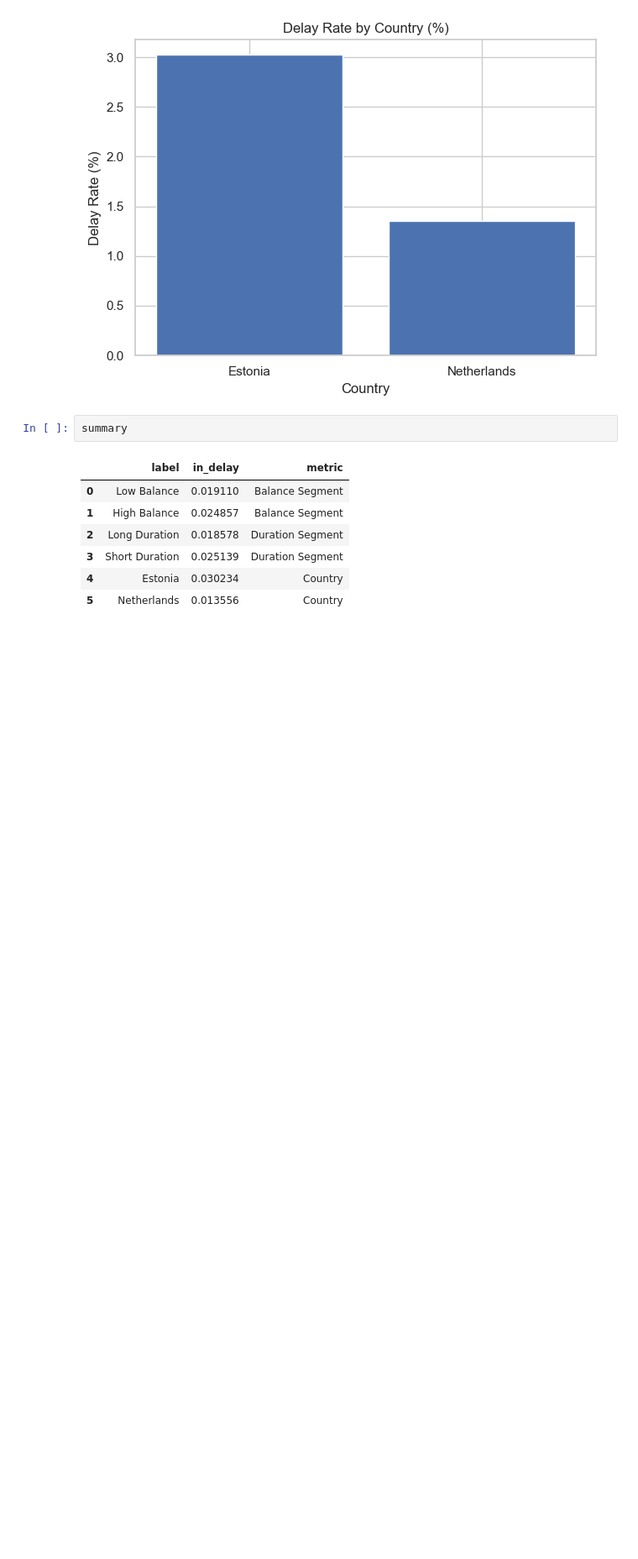
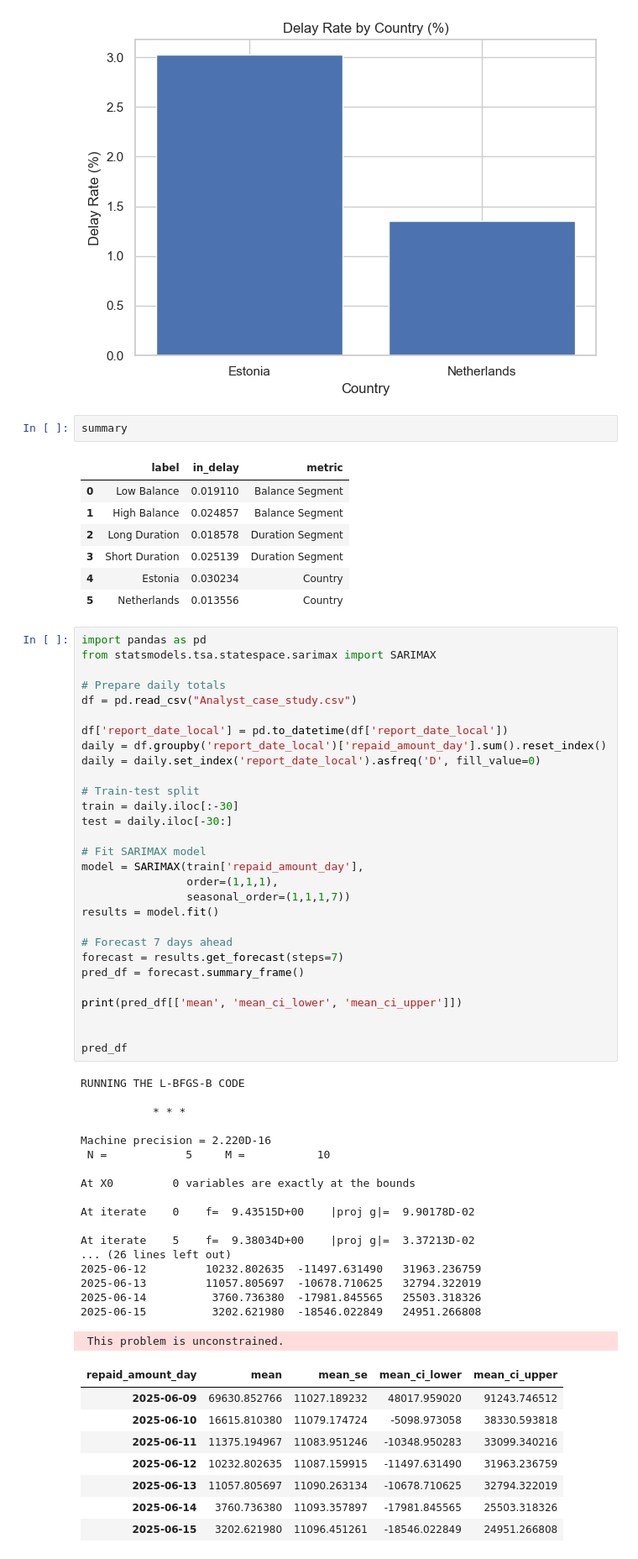
Before and after one commit to FarRza111/bandora-task, a Jupyter notebook: task_analyze.ipynb, the cells around one changed output. Shown at 84% size. Cells and saved outputs as stored; diff of their text form; blank space fills up the shorter version.

```diff
--- a/task_analyze.ipynb
+++ b/task_analyze.ipynb
@@ -648,3 +649,59 @@ summary
 | 3 | Short Duration | 0.025139 | Duration Segment |
 | 4 | Estonia | 0.030234 | Country |
 | 5 | Netherlands | 0.013556 | Country |
+# %%
+import pandas as pd
+from statsmodels.tsa.statespace.sarimax import SARIMAX
+
+# Prepare daily totals
+df = pd.read_csv("Analyst_case_study.csv")
+
+df['report_date_local'] = pd.to_datetime(df['report_date_local'])
+daily = df.groupby('report_date_local')['repaid_amount_day'].sum().reset_index()
+daily = daily.set_index('report_date_local').asfreq('D', fill_value=0)
+
+# Train-test split
+train = daily.iloc[:-30]
+test = daily.iloc[-30:]
+
+# Fit SARIMAX model
+model = SARIMAX(train['repaid_amount_day'],
+                order=(1,1,1),
+                seasonal_order=(1,1,1,7))
+results = model.fit()
+
+# Forecast 7 days ahead
+forecast = results.get_forecast(steps=7)
+pred_df = forecast.summary_frame()
+
+print(pred_df[['mean', 'mean_ci_lower', 'mean_ci_upper']])
+
+
+pred_df
+# %% [output]
+RUNNING THE L-BFGS-B CODE
+
+           * * *
+
+Machine precision = 2.220D-16
+ N =            5     M =           10
+
+At X0         0 variables are exactly at the bounds
+
+At iterate    0    f=  9.43515D+00    |proj g|=  9.90178D-02
+
+At iterate    5    f=  9.38034D+00    |proj g|=  3.37213D-02
+... (26 lines left out)
+2025-06-12         10232.802635  -11497.631490   31963.236759
+2025-06-13         11057.805697  -10678.710625   32794.322019
+2025-06-14          3760.736380  -17981.845565   25503.318326
+2025-06-15          3202.621980  -18546.022849   24951.266808
+ This problem is unconstrained.
+| repaid_amount_day | mean | mean_se | mean_ci_lower | mean_ci_upper |
+| 2025-06-09 | 69630.852766 | 11027.189232 | 48017.959020 | 91243.746512 |
+| 2025-06-10 | 16615.810380 | 11079.174724 | -5098.973058 | 38330.593818 |
+| 2025-06-11 | 11375.194967 | 11083.951246 | -10348.950283 | 33099.340216 |
+| 2025-06-12 | 10232.802635 | 11087.159915 | -11497.631490 | 31963.236759 |
+| 2025-06-13 | 11057.805697 | 11090.263134 | -10678.710625 | 32794.322019 |
+| 2025-06-14 | 3760.736380 | 11093.357897 | -17981.845565 | 25503.318326 |
+| 2025-06-15 | 3202.621980 | 11096.451261 | -18546.022849 | 24951.266808 |
```
Also changed, not shown: parts of 7 cells of this notebook.
